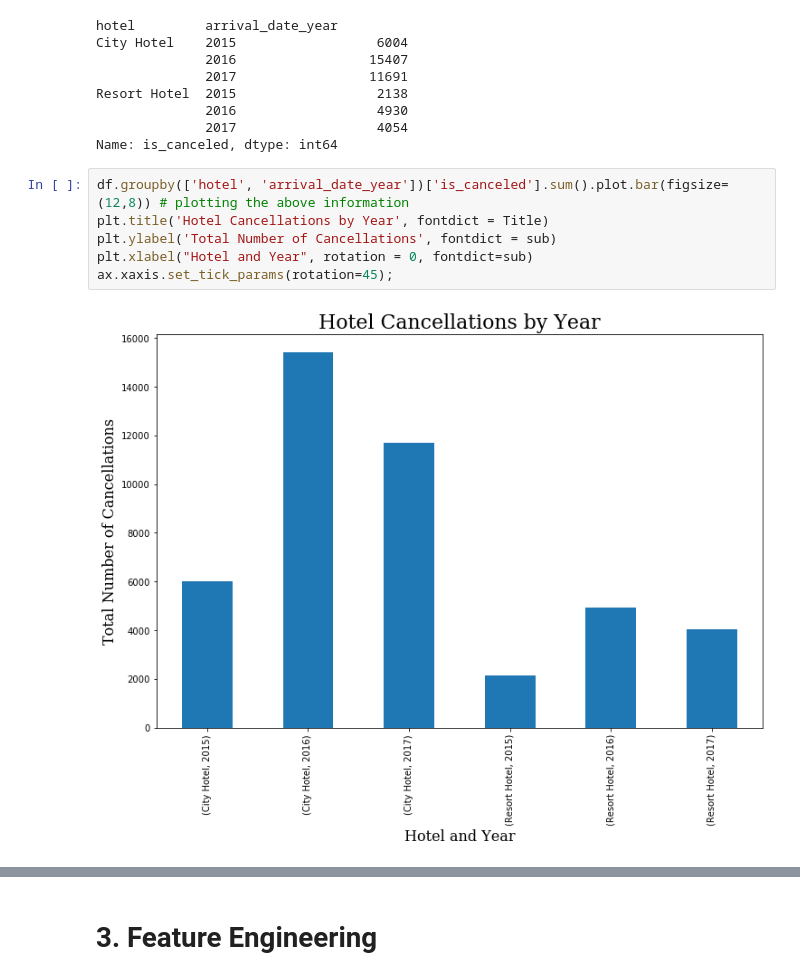
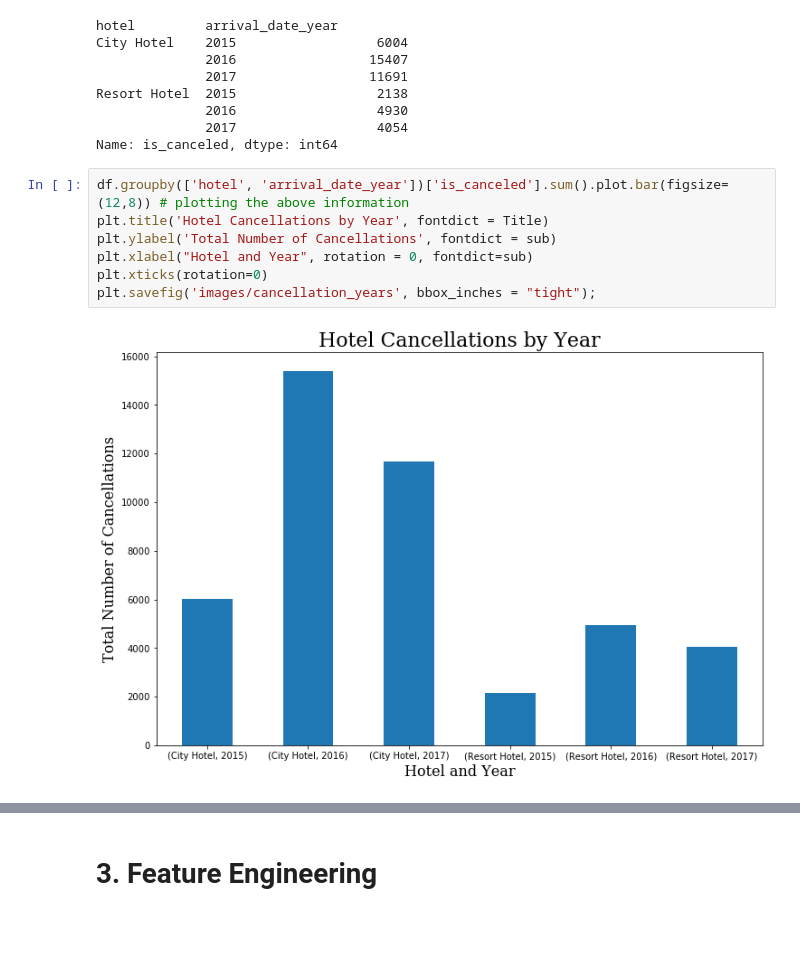
Before and after one commit to acoco10/Hotel-Cancellation-Model, a Jupyter notebook: Final Notebook.ipynb, the cells around one changed output, grey strips where cells are left out. Drawn from its saved outputs; the diff is of its cells as text; blank space fills up the shorter version.

Commit message:
Images folder and more Data Viz

```diff
--- a/Final Notebook.ipynb
+++ b/Final Notebook.ipynb
@@ -246,10 +202,11 @@ Name: is_canceled, dtype: int64
 # %%
 df.groupby(['hotel', 'arrival_date_year'])['is_canceled'].sum().plot.bar(figsize=(12,8)) # plotting the above information
 plt.title('Hotel Cancellations by Year', fontdict = Title)
 plt.ylabel('Total Number of Cancellations', fontdict = sub)
 plt.xlabel("Hotel and Year", rotation = 0, fontdict=sub)
-ax.xaxis.set_tick_params(rotation=45);
+plt.xticks(rotation=0)
+plt.savefig('images/cancellation_years', bbox_inches = "tight");
 # %% [output]
-[figure, old version]
+[figure, new version]
 # %%
 df.groupby(['arrival_date_month'])['is_canceled'].sum().plot.bar(figsize=(12,8)) # plotting the above information
```
Also changed, not shown: parts of 41 cells of this notebook, 7 other files.
